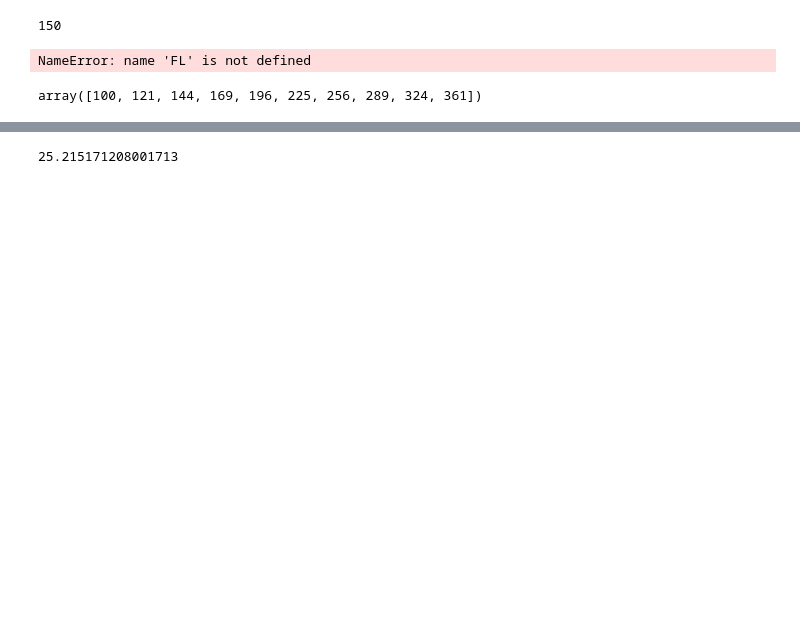
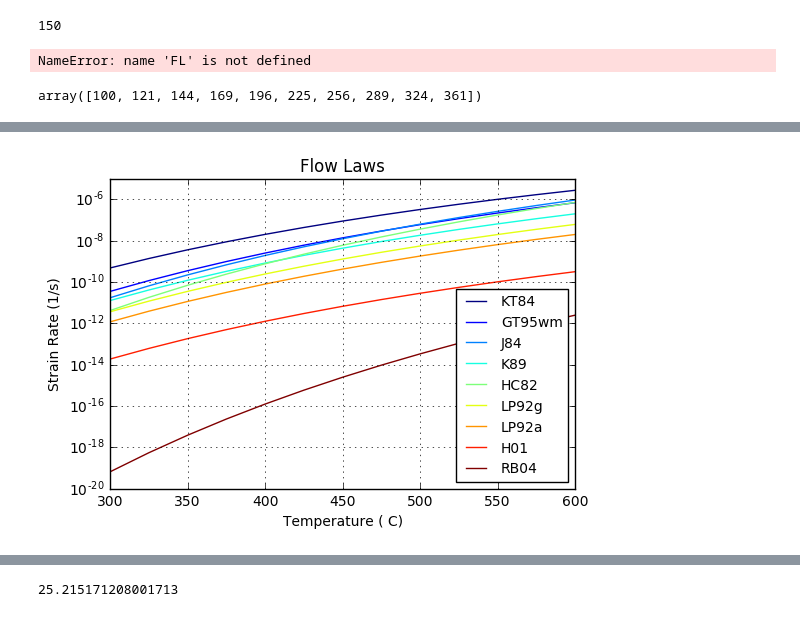
Before and after one commit to usgs/gmeg-shearzone-flowstress, a Jupyter notebook: Strain and Slip Rate Calculations.ipynb, the cells around one changed output, grey strips where cells are left out. Saved outputs shown, nothing was run; the diff lists cells and outputs as text; code cells hidden in the pictures; blank space fills up the shorter version.

```diff
--- a/Strain and Slip Rate Calculations.ipynb
+++ b/Strain and Slip Rate Calculations.ipynb
@@ -141,7 +200,7 @@ for j in range(0,len(FL)):
 # %% [output]
 NameError: name 'FL' is not defined
 # %%
-%matplotlib nbagg
+#%matplotlib nbagg
 
 import matplotlib
 import numpy as np
@@ -191,7 +250,7 @@ for j in range(0,len(FL)):
             del f
 
 #Include effect of water fugacity
-F = np.power(300, -1.26) #MPa (Water Fugacity)
+F = np.power(117, 1)#-1.26) #MPa (Water Fugacity)
 e = []
 for j in range(0,len(FL)):
     f = []
@@ -216,7 +275,7 @@ for i in range(0, len(FL)):
 # %% [output]
 array([100, 121, 144, 169, 196, 225, 256, 289, 324, 361])
 # %%
-%matplotlib nbagg
+#%matplotlib nbagg
 
 colors = iter(cm.jet(np.linspace(0, 1, len(e))))#set color ramp to jet with a line spacing of length e
 
@@ -236,5 +295,6 @@ plt.title('Flow Laws')
 #for i in range(0, len(Tc)):
  #   plt.text(450,e[i][6],labels[i], fontsize=10, rotation = 8)
 plt.legend(labels, fontsize=10, loc=4)
+plt.grid()
 plt.show()
 # %% [output]
@@ -243 +301,2 @@ plt.show()
+[figure, added]
 # %%
```
Also changed, not shown: parts of 8 cells of this notebook, 2 other files.
